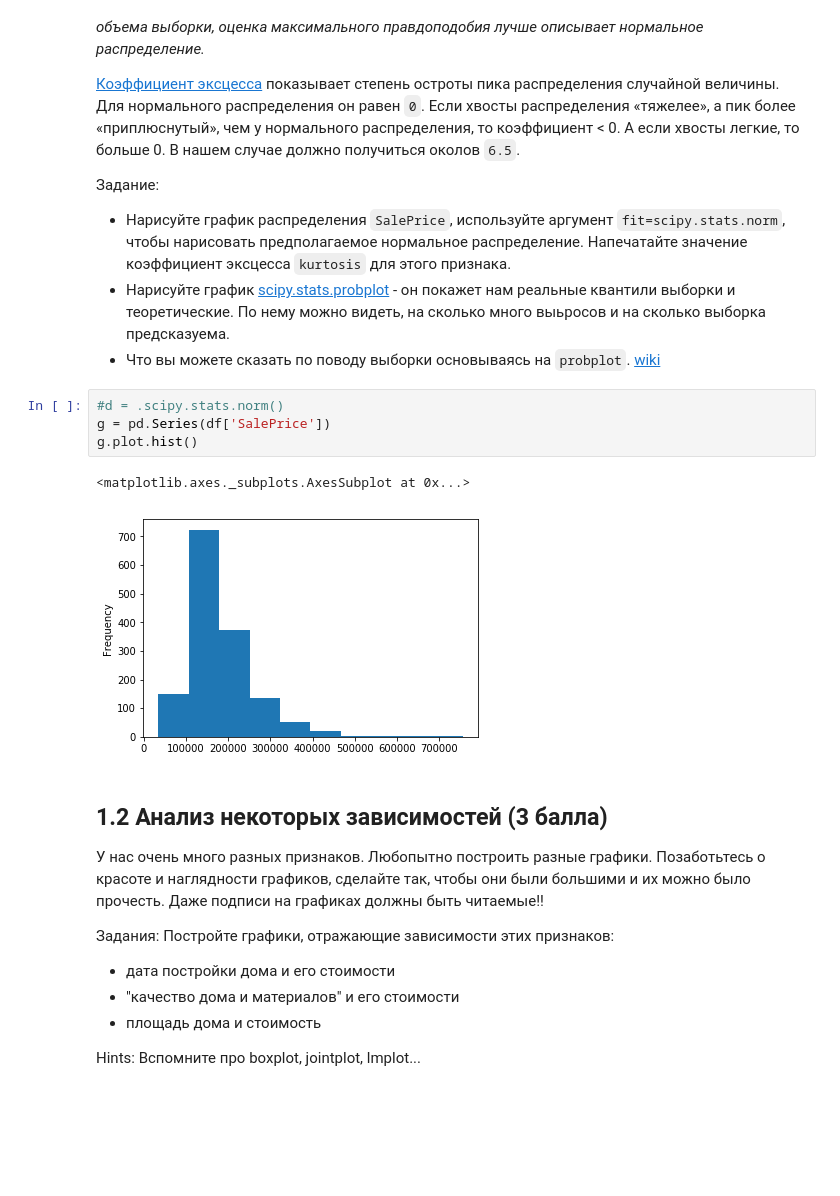
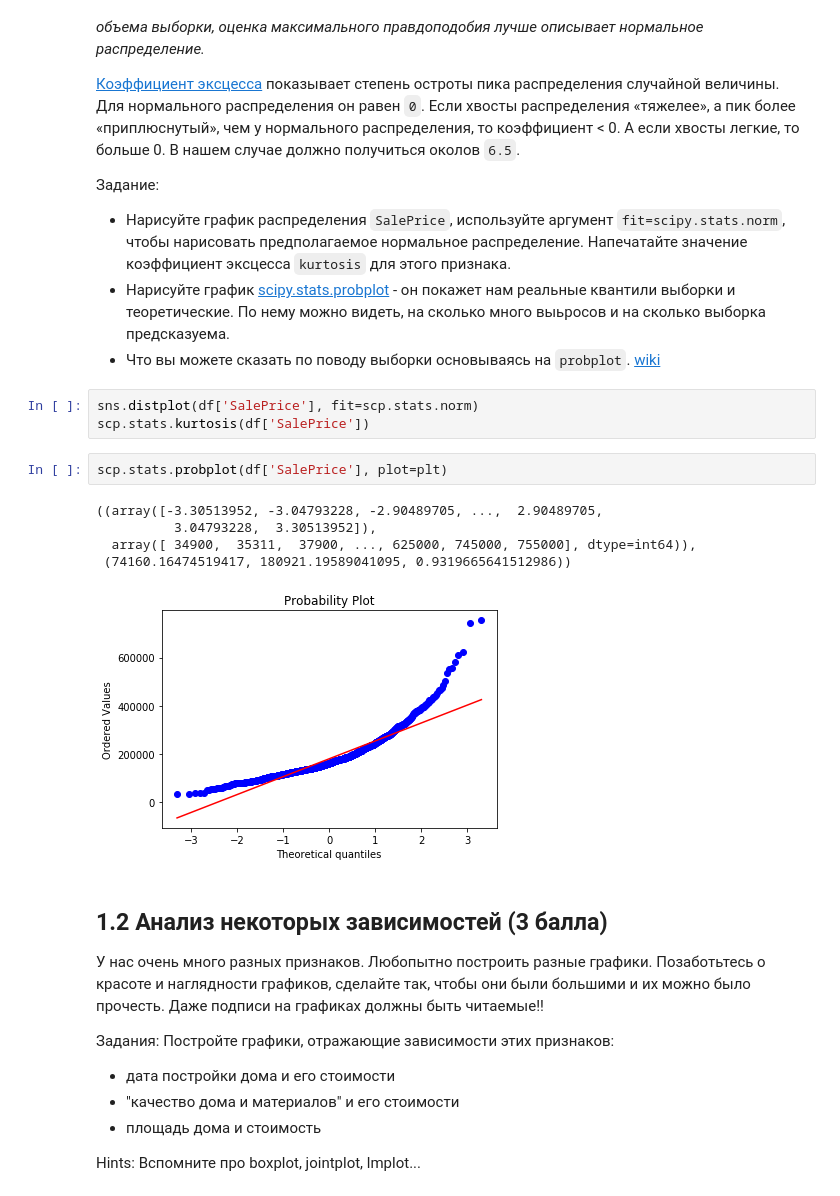
Before and after one commit to KaratsevN/ML-course-by-7-bits, a Jupyter notebook: week6/workshop/week06_workshop_06-01-linear-regression-homework.ipynb, the cells around one changed output. Cells and saved outputs as stored; diff of their text form; blank space fills up the shorter version.

```diff
--- a/week6/workshop/week06_workshop_06-01-linear-regression-homework.ipynb
+++ b/week6/workshop/week06_workshop_06-01-linear-regression-homework.ipynb
@@ -156,13 +163,17 @@ _Почему требуется нормальность распределен
 - Нарисуйте график распределения `SalePrice`, используйте аргумент `fit=scipy.stats.norm`, чтобы нарисовать предполагаемое нормальное распределение. Напечатайте значение коэффициент эксцесса `kurtosis` для этого признака.
 - Нарисуйте график [scipy.stats.probplot](https://docs.scipy.org/doc/scipy-0.14.0/reference/generated/scipy.stats.probplot.html) - он покажет нам реальные квантили выборки и теоретические. По нему можно видеть, на сколько много выьросов и на сколько выборка предсказуема.
 - Что вы можете сказать по поводу выборки основываясь на `probplot`.  [wiki](https://en.wikipedia.org/wiki/Normal_probability_plot)
-# %%
-#d = .scipy.stats.norm()
-g = pd.Series(df['SalePrice'])
-g.plot.hist()
-# %% [output]
-<matplotlib.axes._subplots.AxesSubplot at 0x...>
-[figure, removed]
+# %%
+sns.distplot(df['SalePrice'], fit=scp.stats.norm)
+scp.stats.kurtosis(df['SalePrice'])
+# %%
+scp.stats.probplot(df['SalePrice'], plot=plt)
+# %% [output]
+((array([-3.30513952, -3.04793228, -2.90489705, ...,  2.90489705,
+          3.04793228,  3.30513952]),
+  array([ 34900,  35311,  37900, ..., 625000, 745000, 755000], dtype=int64)),
+ (74160.16474519417, 180921.19589041095, 0.9319665641512986))
+[figure, added]
 # %% [markdown]
 ## 1.2 Анализ некоторых зависимостей (3 балла)
 
```
Also changed, not shown: parts of 26 cells of this notebook, 4 other files.
